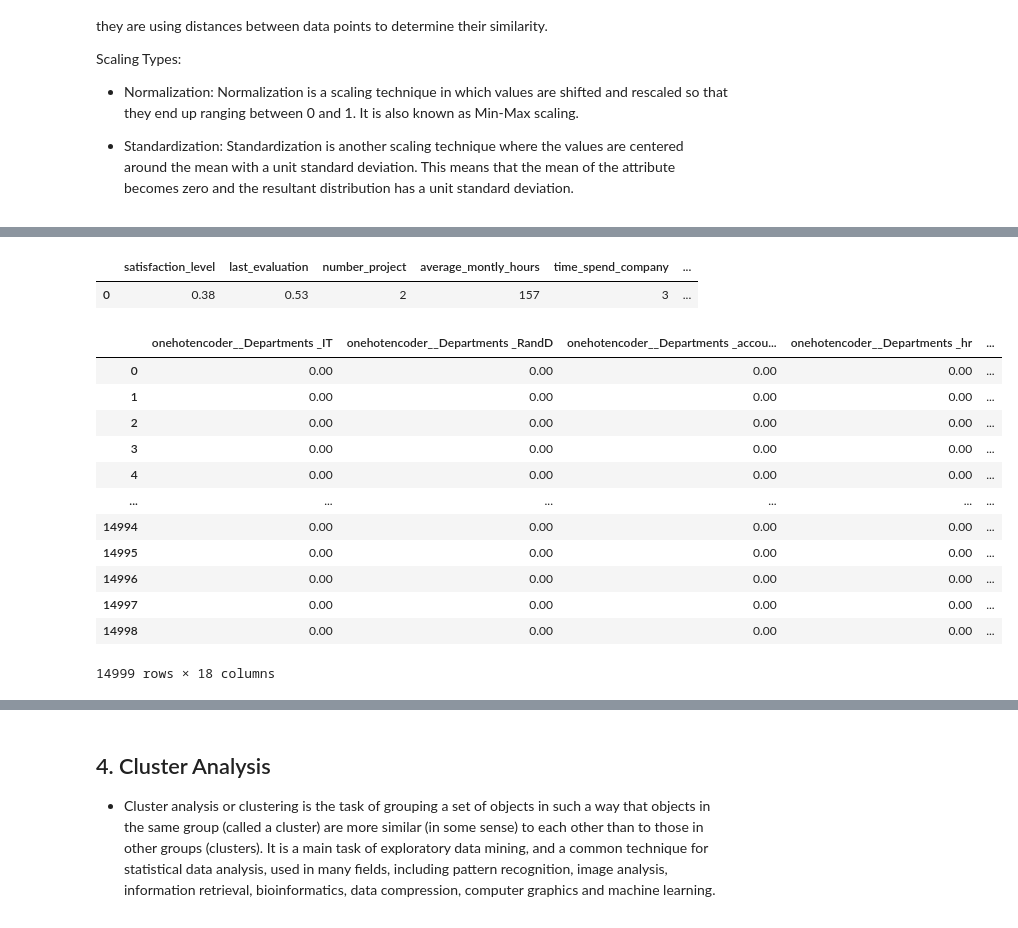
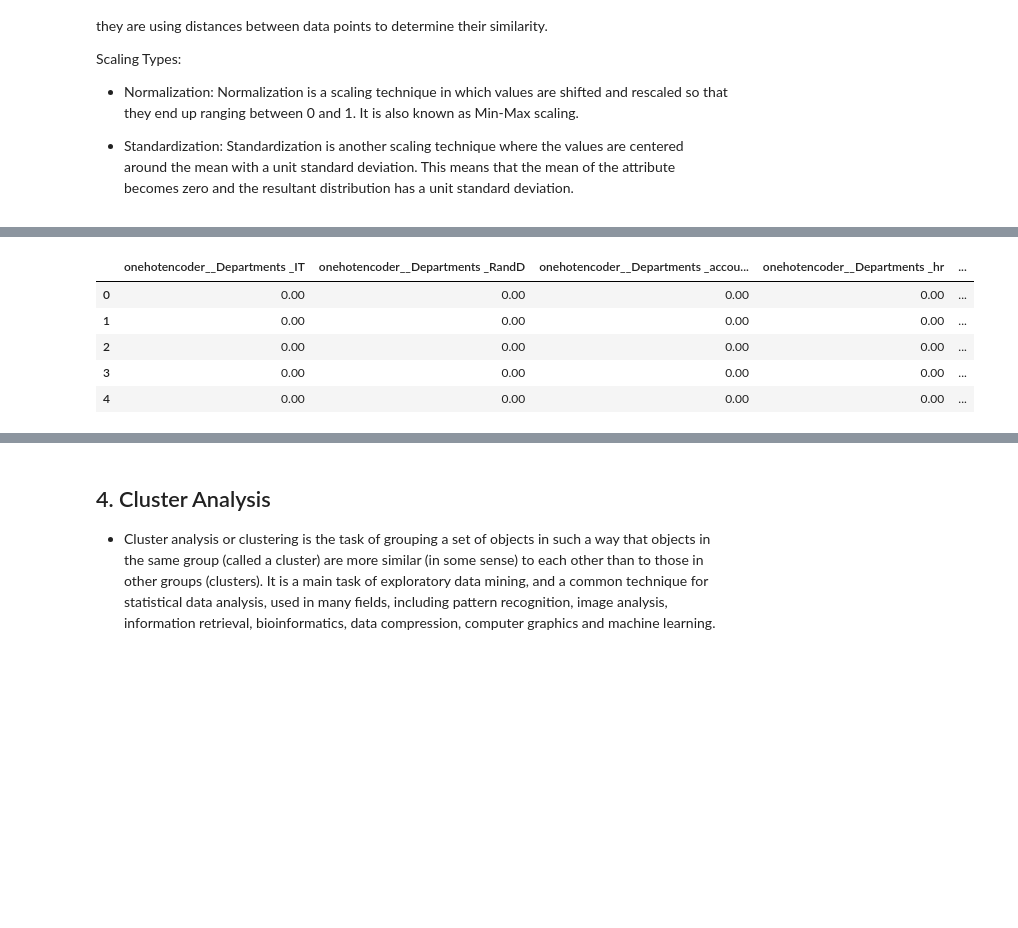
Before and after one commit to habip-bingol/Projects, a Jupyter notebook: ML_Projects/Capstone Projects/Churn_Prediction/Churn_Prediction.ipynb, the cells around one changed output, grey strips where cells are left out. Saved outputs shown, nothing was run; the diff lists cells and outputs as text; code cells hidden in the pictures; blank space fills up the shorter version.

```diff
--- a/ML_Projects/Capstone Projects/Churn_Prediction/Churn_Prediction.ipynb
+++ b/ML_Projects/Capstone Projects/Churn_Prediction/Churn_Prediction.ipynb
@@ -957,11 +965,6 @@ scaler = MinMaxScaler()
 # %%
 X = df.drop(columns="left")
 y = df["left"]
-# %%
-df.head(1)
-# %% [output]
-|  | satisfaction_level | last_evaluation | number_project | average_montly_hours | time_spend_company | ... |
-| 0 | 0.38 | 0.53 | 2 | 157 | 3 | ... |
 # %%
 column_trans = make_column_transformer(
     (OneHotEncoder(handle_unknown="ignore", sparse=False), ["Departments "]),
@@ -970,18 +973,11 @@ column_trans = make_column_transformer(
 )
 X = pd.DataFrame(data=column_trans.fit_transform(X), columns=column_trans.get_feature_names_out())
 # %%
-X
+X.head()
 # %% [output]
 |  | onehotencoder__Departments _IT | onehotencoder__Departments _RandD | onehotencoder__Departments _accou... | onehotencoder__Departments _hr | ... |
 | 0 | 0.00 | 0.00 | 0.00 | 0.00 | ... |
 | 1 | 0.00 | 0.00 | 0.00 | 0.00 | ... |
 | 2 | 0.00 | 0.00 | 0.00 | 0.00 | ... |
 | 3 | 0.00 | 0.00 | 0.00 | 0.00 | ... |
 | 4 | 0.00 | 0.00 | 0.00 | 0.00 | ... |
-| ... | ... | ... | ... | ... | ... |
-| 14994 | 0.00 | 0.00 | 0.00 | 0.00 | ... |
-| 14995 | 0.00 | 0.00 | 0.00 | 0.00 | ... |
-| 14996 | 0.00 | 0.00 | 0.00 | 0.00 | ... |
-| 14997 | 0.00 | 0.00 | 0.00 | 0.00 | ... |
-| 14998 | 0.00 | 0.00 | 0.00 | 0.00 | ... |
-14999 rows × 18 columns
```
Also changed, not shown: parts of 32 cells of this notebook.
